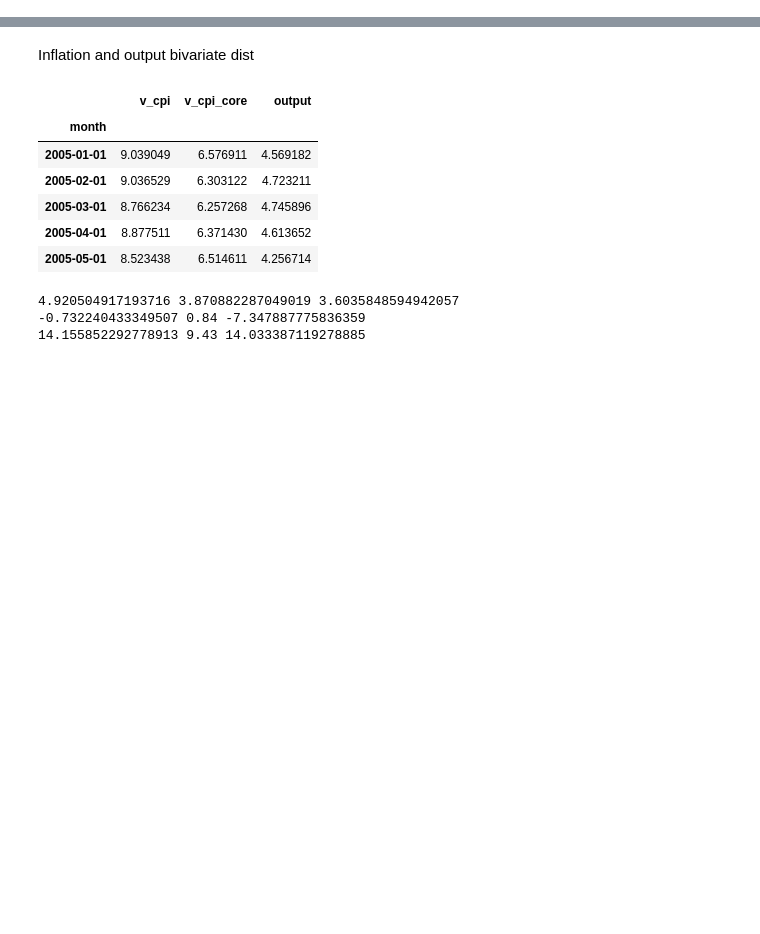
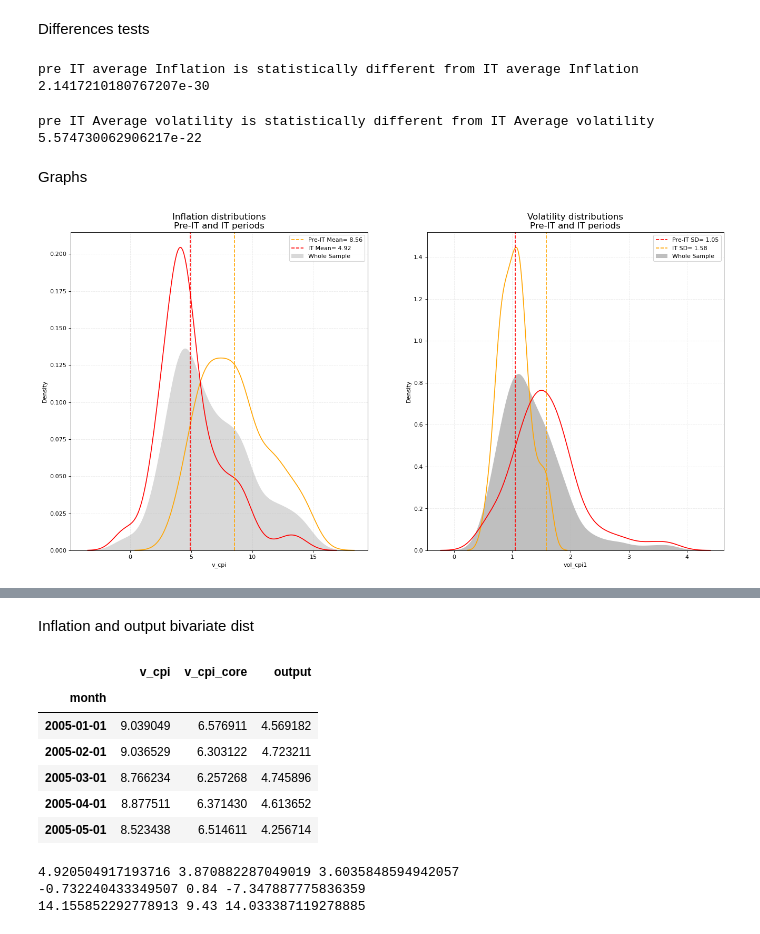
Before and after one commit to Marianojgm86/GARCH-CODES, a Jupyter notebook: 0_statistical-analisys.ipynb, the cells around one changed output, grey strips where cells are left out. Saved outputs shown, nothing was run; the diff lists cells and outputs as text; code cells hidden in the pictures; blank space fills up the shorter version.

```diff
--- a/0_statistical-analisys.ipynb
+++ b/0_statistical-analisys.ipynb
@@ -365,0 +41,7 @@ Ttest_indResult(statistic=nan, pvalue=nan)
+# %%
+# Simetric DataFrame Pre IT and Post IT
+simdf = inf1.loc['1992-01-01':'2021-12-01']
+simdf['desv_tar'] = simdf['v_cpi'] - simdf['target']
+simdf['desv_tar_sd'] = simdf['desv_tar'].rolling(12).std()
+predf = simdf.loc['1992-01-01':'2004-12-01']
+itdf  = simdf.loc['2005-01-01':'2021-12-01']
@@ -365,0 +83,26 @@ Ttest_indResult(statistic=nan, pvalue=nan)
+# %% [markdown]
+Differences tests
+# %%
+# Inflation
+t_check=stats.ttest_ind(predf.v_cpi.values.tolist(),itdf.v_cpi.values.tolist())
+t_check
+alpha=0.05
+if(t_check[1]<alpha):
+    print('pre IT average Inflation is statistically different from IT average Inflation')
+    print(t_check[1])
+# %% [output]
+pre IT average Inflation is statistically different from IT average Inflation
+2.1417210180767207e-30
+# %%
+# Volatility
+t_check=stats.ttest_ind(predf.vol_cpi1.values.tolist(),itdf.vol_cpi1.values.tolist())
+t_check
+alpha=0.05
+if(t_check[1]<alpha):
+    print('pre IT Average volatility is statistically different from IT Average volatility')
+    print(t_check[1])
+# %% [output]
+pre IT Average volatility is statistically different from IT Average volatility
+5.574730062906217e-22
+# %% [markdown]
+Graphs
@@ -365,0 +115,25 @@ Ttest_indResult(statistic=nan, pvalue=nan)
+# %%
+# Distribution plots
+fig, axes = plt.subplots(1, 2, figsize=(20,10), dpi= 80)
+
+# plt.figure(figsize = (10, 6))
+axes[0].set_title('Inflation distributions\nPre-IT and IT periods', fontsize=15)
+sns.kdeplot(simdf.v_cpi, label='Whole Sample', alpha=0.15, shade=True, color='k', linewidth=0.01, ax=axes[0])
+sns.kdeplot(predf.v_cpi, color='orange', ax=axes[0])
+sns.kdeplot(itdf.v_cpi, color='r', ax=axes[0])
+axes[0].axvline(pre_mean, color = 'orange', linestyle = '--', label='Pre-IT Mean= {:.2f}'.format(pre_mean))
+axes[0].axvline(it_mean, color = 'r', linestyle = '--', label='IT Mean= {:.2f}'.format(it_mean))
+axes[0].legend()
+axes[0].grid(alpha = 0.25, linestyle = '--')
+
+axes[1].set_title('Volatility distributions\nPre-IT and IT periods', fontsize=15)
+sns.kdeplot(simdf.vol_cpi1, label='Whole Sample', color='k',linestyle = ':', alpha=0.25, shade=True, linewidth=0.01, ax=axes[1])
+sns.kdeplot(predf.vol_cpi1, color='orange', ax=axes[1])
+sns.kdeplot(itdf.vol_cpi1, color='r', ax=axes[1])
+axes[1].axvline(pre_vol, color = 'r', linestyle = '--', label='Pre-IT SD= {:.2f}'.format(pre_vol))
+axes[1].axvline(it_vol, color = 'orange', linestyle = '--', label='IT SD= {:.2f}'.format(it_vol))
+axes[1].legend()
+axes[1].grid(alpha = 0.25, linestyle = '--')
+plt.show()
+# %% [output]
+[figure, added]
```
Also changed, not shown: parts of 44 cells of this notebook, 2 other files.
